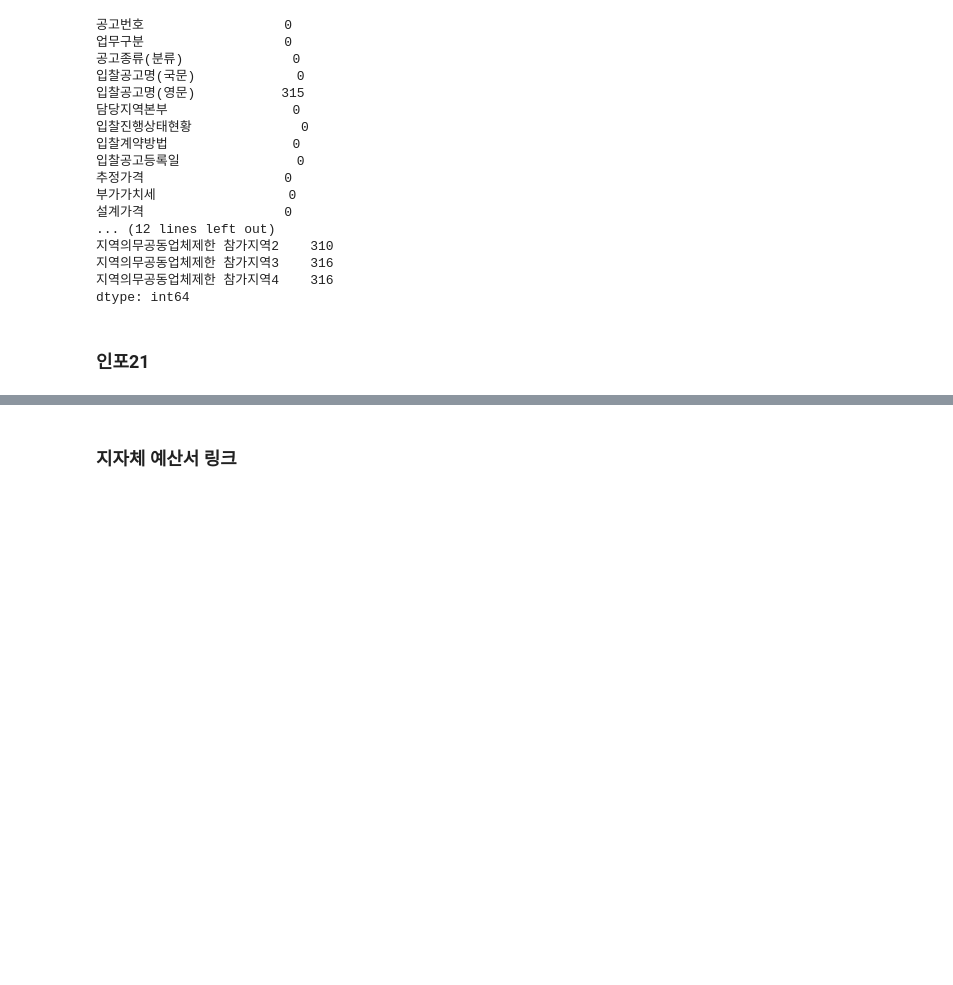
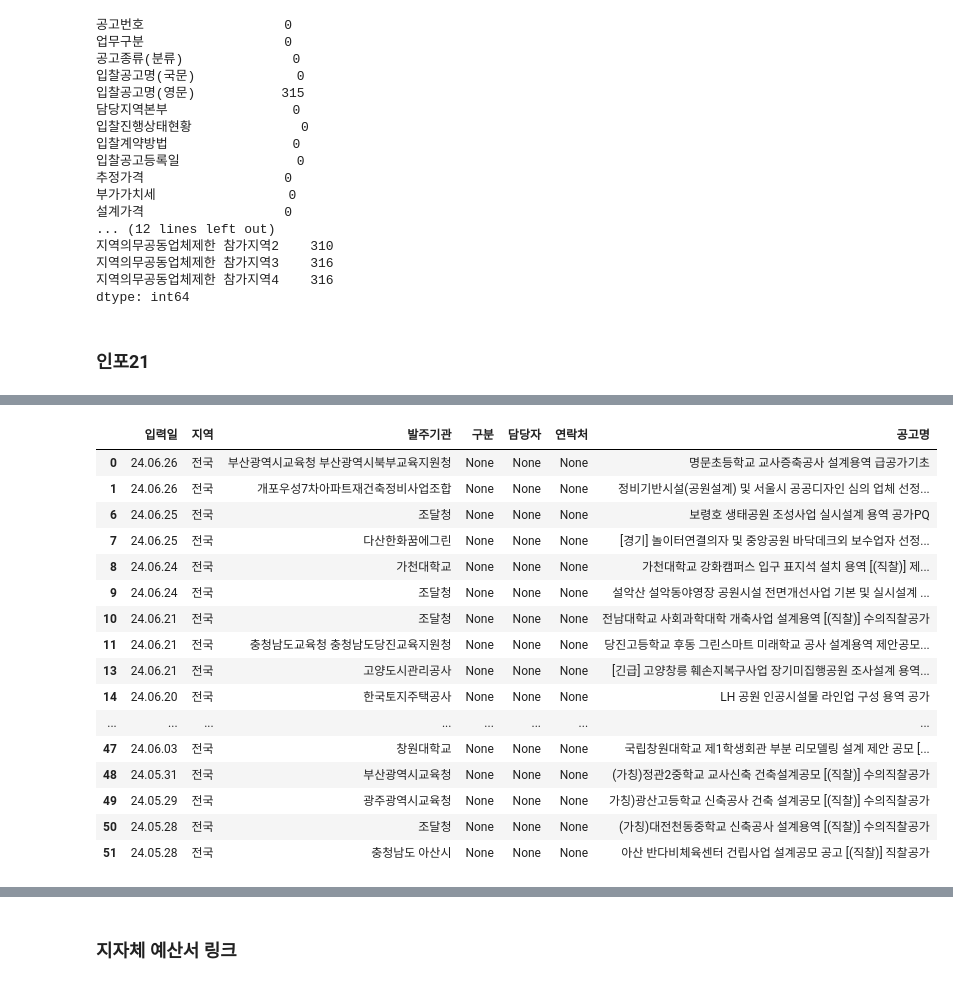
Before and after one commit to kkwann/mido_project, a Jupyter notebook: Data_collection.ipynb, the cells around one changed output, grey strips where cells are left out. Saved outputs shown, nothing was run; the diff lists cells and outputs as text; code cells hidden in the pictures; blank space fills up the shorter version.

```diff
--- a/Data_collection.ipynb
+++ b/Data_collection.ipynb
@@ -782,7 +810,17 @@ df.columns = ['공고명/공고번호', '발주기관', '추정가격', '기초
 # 전처리
 df['공고명'] = df['공고명/공고번호'].str.split('[').str[:-1].apply(('[').join)
 df['공고번호'] = df['공고명/공고번호'].str.split('[').str[-1].str.split(']').str[0]
-df['개찰일'] = df['개찰일'].str.replace('\n',' ')
-df['투찰마감'] = df['투찰마감'].str.replace('\n',' ')
+df['개찰일'] = df['개찰일'].str.split('\n').str[0]
+df['개찰일'] = pd.to_datetime(df['개찰일'], format='%y.%m.%d').dt.strftime('%y.%m.%d')
+df['투찰마감'] = df['투찰마감'].str.split('\n').str[0]
+df['투찰마감'] = pd.to_datetime(df['투찰마감'], format='%y.%m.%d').dt.strftime('%y.%m.%d')
 
 bid_df = df[['공고명', '공고번호', '발주기관', '추정가격', '기초금액', '개찰일', '투찰마감', '입력일', '업종', '지역']]
+# %%
+# 필요 정보 추출
+filtered_bid_df = bid_df[bid_df['업종'].str.contains('건축|건설|ENG|엔지니어링')].reset_index(drop=True)
+filtered_bid_df = filtered_bid_df[~filtered_bid_df['업종'].str.contains('폐기물')].reset_index(drop=True)
+# filtered_bid_df = filtered_bid_df[~filtered_bid_df['공고명'].str.contains('폐기물')].reset_index(drop=True)
+
+# 날짜 필터링
+filtered_bid_df = filtered_bid_df[filtered_bid_df['투찰마감'] > datetime.today().strftime('%y.%m.%d')].reset_index(drop=True) ## 투찰마감일이 오늘보다 지났으면 제거
@@ -788,0 +847,9 @@ bid_df = df[['공고명', '공고번호', '발주기관', '추정가격', '기
+# %%
+cond1 = '인조잔디|학교|운동장|종합운동장|공원|체육공원|체육시설|체육센터|스포츠|스포츠센터|경기장|축구장|야구장|풋살장|골프장|배드민턴장|테니스장|게이트볼장|하키장|구장' # 필요키워드
+cond2 = '개축|공사|용역|조성|실시|설계|계획' # 필요키워드
+except_kwd = '경관|숲|꽃길|조명|산책로|펜스|운영|복지|교육|학습|보건|행사|예방|안전|치안|창출|활성화|유아|검진|관리|조명|오염|예술|문화|급식|보상|주차장|개방' # 제외키워드
+# %%
+info_df = filtered_bid_df[(filtered_bid_df['공고명'].str.contains(cond1) |
+                           filtered_bid_df['공고명'].str.contains(cond2)) &
+                           ~filtered_bid_df['공고명'].str.contains(except_kwd)]
+info_df
@@ -788,0 +874,24 @@ bid_df = df[['공고명', '공고번호', '발주기관', '추정가격', '기
+# %%
+info_df['구분'] = None
+info_df['담당자'] = None
+info_df['연락처'] = None
+
+info_df[['입력일','지역','발주기관','구분','담당자','연락처','공고명']]
+# %% [output]
+|  | 입력일 | 지역 | 발주기관 | 구분 | 담당자 | 연락처 | 공고명 |
+| 0 | 24.06.26 | 전국 | 부산광역시교육청 부산광역시북부교육지원청 | None | None | None | 명문초등학교 교사증축공사 설계용역 급공가기초 |
+| 1 | 24.06.26 | 전국 | 개포우성7차아파트재건축정비사업조합 | None | None | None | 정비기반시설(공원설계) 및 서울시 공공디자인 심의 업체 선정... |
+| 6 | 24.06.25 | 전국 | 조달청 | None | None | None | 보령호 생태공원 조성사업 실시설계 용역 공가PQ |
+| 7 | 24.06.25 | 전국 | 다산한화꿈에그린 | None | None | None | [경기] 놀이터연결의자 및 중앙공원 바닥데크외 보수업자 선정... |
+| 8 | 24.06.24 | 전국 | 가천대학교 | None | None | None | 가천대학교 강화캠퍼스 입구 표지석 설치 용역 [(직찰)] 제... |
+| 9 | 24.06.24 | 전국 | 조달청 | None | None | None | 설악산 설악동야영장 공원시설 전면개선사업 기본 및 실시설계 ... |
+| 10 | 24.06.21 | 전국 | 조달청 | None | None | None | 전남대학교 사회과학대학 개축사업 설계용역 [(직찰)] 수의직찰공가 |
+| 11 | 24.06.21 | 전국 | 충청남도교육청 충청남도당진교육지원청 | None | None | None | 당진고등학교 후동 그린스마트 미래학교 공사 설계용역 제안공모... |
+| 13 | 24.06.21 | 전국 | 고양도시관리공사 | None | None | None | [긴급] 고양창릉 훼손지복구사업 장기미집행공원 조사설계 용역... |
+| 14 | 24.06.20 | 전국 | 한국토지주택공사 | None | None | None | LH 공원 인공시설물 라인업 구성 용역 공가 |
+| ... | ... | ... | ... | ... | ... | ... | ... |
+| 47 | 24.06.03 | 전국 | 창원대학교 | None | None | None | 국립창원대학교 제1학생회관 부분 리모델링 설계 제안 공모 [... |
+| 48 | 24.05.31 | 전국 | 부산광역시교육청 | None | None | None | (가칭)정관2중학교 교사신축 건축설계공모 [(직찰)] 수의직찰공가 |
+| 49 | 24.05.29 | 전국 | 광주광역시교육청 | None | None | None | 가칭)광산고등학교 신축공사 건축 설계공모 [(직찰)] 수의직찰공가 |
+| 50 | 24.05.28 | 전국 | 조달청 | None | None | None | (가칭)대전천동중학교 신축공사 설계용역 [(직찰)] 수의직찰공가 |
+| 51 | 24.05.28 | 전국 | 충청남도 아산시 | None | None | None | 아산 반다비체육센터 건립사업 설계공모 공고 [(직찰)] 직찰공가 |
```
Also changed, not shown: parts of 22 cells of this notebook, 2 other files.
